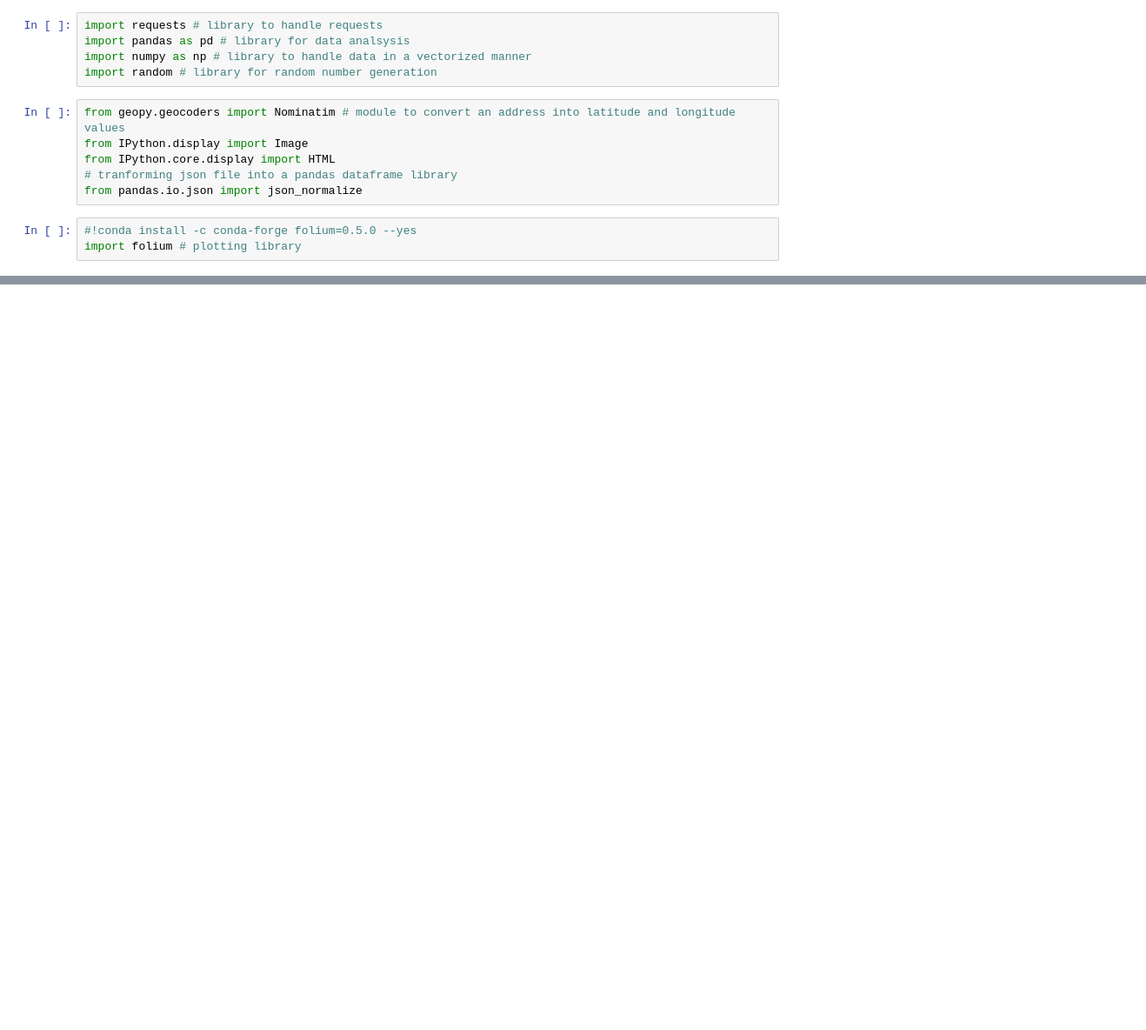
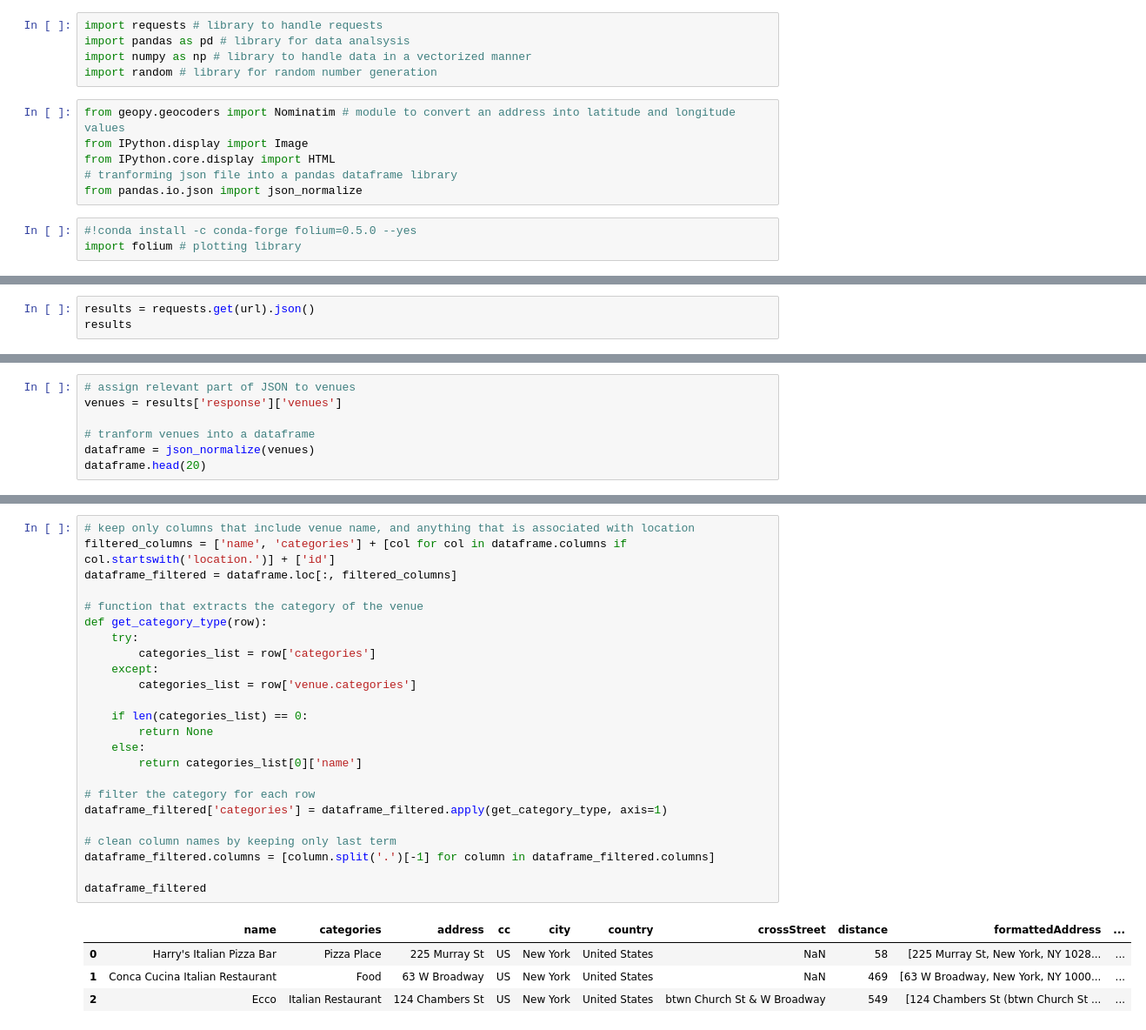
Before and after one commit to SahilGadge/Coursera-Capstone, a Jupyter notebook: fourSquare.ipynb, the cells around one changed output, grey strips where cells are left out. Shown at 87% size. Saved outputs shown, nothing was run; the diff lists cells and outputs as text; blank space fills up the shorter version.

```diff
--- a/fourSquare.ipynb
+++ b/fourSquare.ipynb
@@ -16,0 +47,3 @@ import folium # plotting library
+# %%
+results = requests.get(url).json()
+results
@@ -16,0 +68,7 @@ import folium # plotting library
+# %%
+# assign relevant part of JSON to venues
+venues = results['response']['venues']
+
+# tranform venues into a dataframe
+dataframe = json_normalize(venues)
+dataframe.head(20)
@@ -16,0 +81,29 @@ import folium # plotting library
+# %%
+# keep only columns that include venue name, and anything that is associated with location
+filtered_columns = ['name', 'categories'] + [col for col in dataframe.columns if col.startswith('location.')] + ['id']
+dataframe_filtered = dataframe.loc[:, filtered_columns]
+
+# function that extracts the category of the venue
+def get_category_type(row):
+    try:
+        categories_list = row['categories']
+    except:
+        categories_list = row['venue.categories']
+
+    if len(categories_list) == 0:
+        return None
+    else:
+        return categories_list[0]['name']
+
+# filter the category for each row
+dataframe_filtered['categories'] = dataframe_filtered.apply(get_category_type, axis=1)
+
+# clean column names by keeping only last term
+dataframe_filtered.columns = [column.split('.')[-1] for column in dataframe_filtered.columns]
+
+dataframe_filtered
+# %% [output]
+|  | name | categories | address | cc | city | country | crossStreet | distance | formattedAddress | ... |
+| 0 | Harry's Italian Pizza Bar | Pizza Place | 225 Murray St | US | New York | United States | NaN | 58 | [225 Murray St, New York, NY 1028... | ... |
+| 1 | Conca Cucina Italian Restaurant | Food | 63 W Broadway | US | New York | United States | NaN | 469 | [63 W Broadway, New York, NY 1000... | ... |
+| 2 | Ecco | Italian Restaurant | 124 Chambers St | US | New York | United States | btwn Church St & W Broadway | 549 | [124 Chambers St (btwn Church St ... | ... |
```
Also changed, not shown: parts of 39 cells of this notebook.
